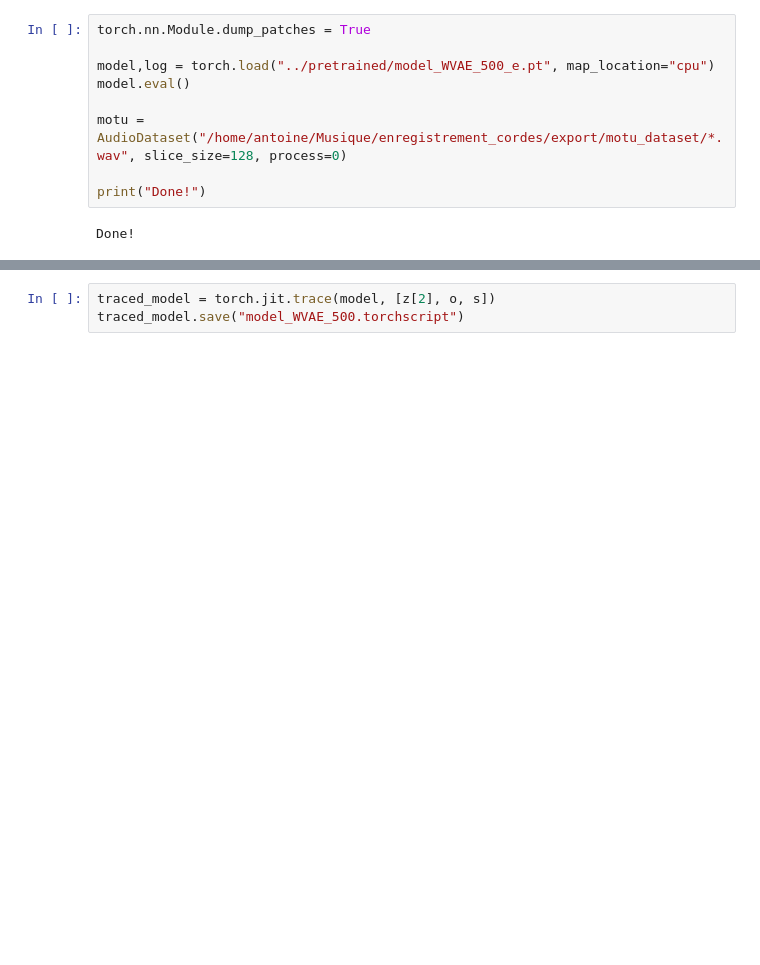
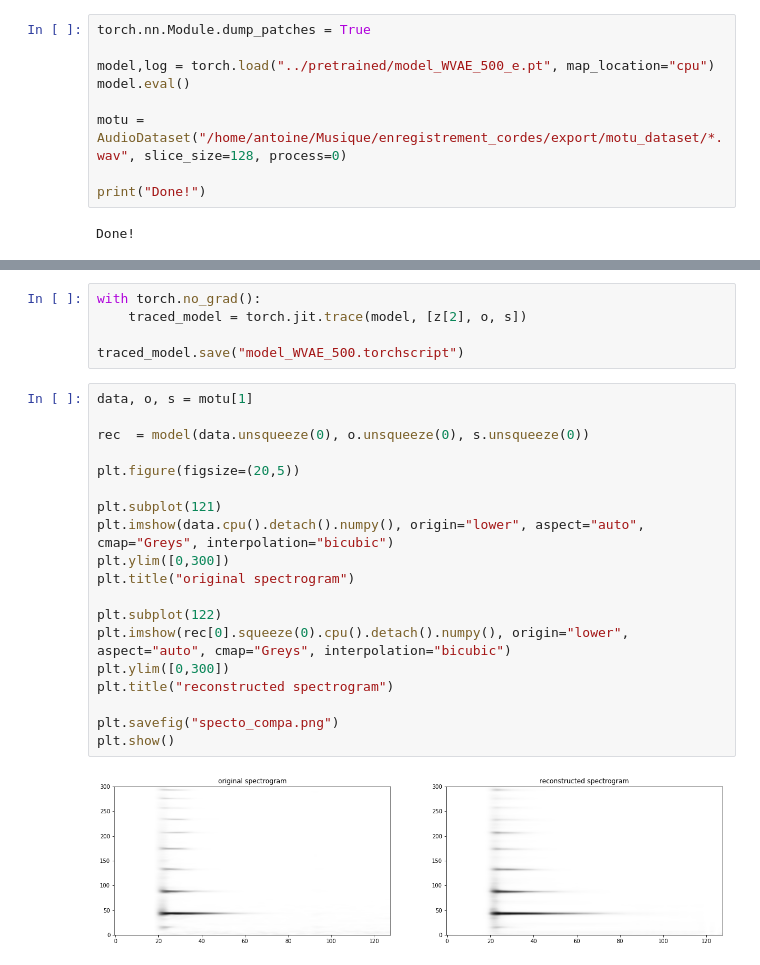
Before and after one commit to nebularnoise/serge, a Jupyter notebook: src/convert_to_torch_script.ipynb, the cells around one changed output, grey strips where cells are left out. Drawn from its saved outputs; the diff is of its cells as text; blank space fills up the shorter version.

```diff
--- a/src/convert_to_torch_script.ipynb
+++ b/src/convert_to_torch_script.ipynb
@@ -55,5 +61,28 @@ Audio(au.reconstruct_signal_griffin_lim(S.T, 2048, 256, 100), rate=22050)
 # %% [output]
 [interactive output not drawn]
 # %%
-traced_model = torch.jit.trace(model, [z[2], o, s])
+with torch.no_grad():
+    traced_model = torch.jit.trace(model, [z[2], o, s])
+
 traced_model.save("model_WVAE_500.torchscript")
+# %%
+data, o, s = motu[1]
+
+rec  = model(data.unsqueeze(0), o.unsqueeze(0), s.unsqueeze(0))
+
+plt.figure(figsize=(20,5))
+
+plt.subplot(121)
+plt.imshow(data.cpu().detach().numpy(), origin="lower", aspect="auto", cmap="Greys", interpolation="bicubic")
+plt.ylim([0,300])
+plt.title("original spectrogram")
+
+plt.subplot(122)
+plt.imshow(rec[0].squeeze(0).cpu().detach().numpy(), origin="lower", aspect="auto", cmap="Greys", interpolation="bicubic")
+plt.ylim([0,300])
+plt.title("reconstructed spectrogram")
+
+plt.savefig("specto_compa.png")
+plt.show()
+# %% [output]
+[figure, added]
```
Also changed, not shown: parts of 3 cells of this notebook, 3 other files.
